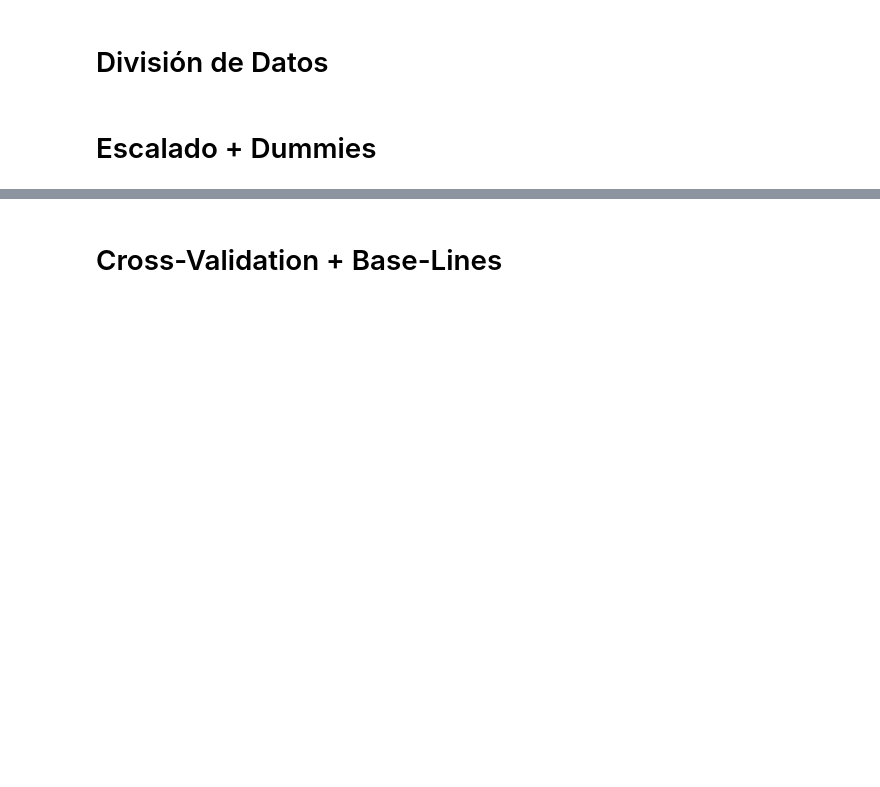
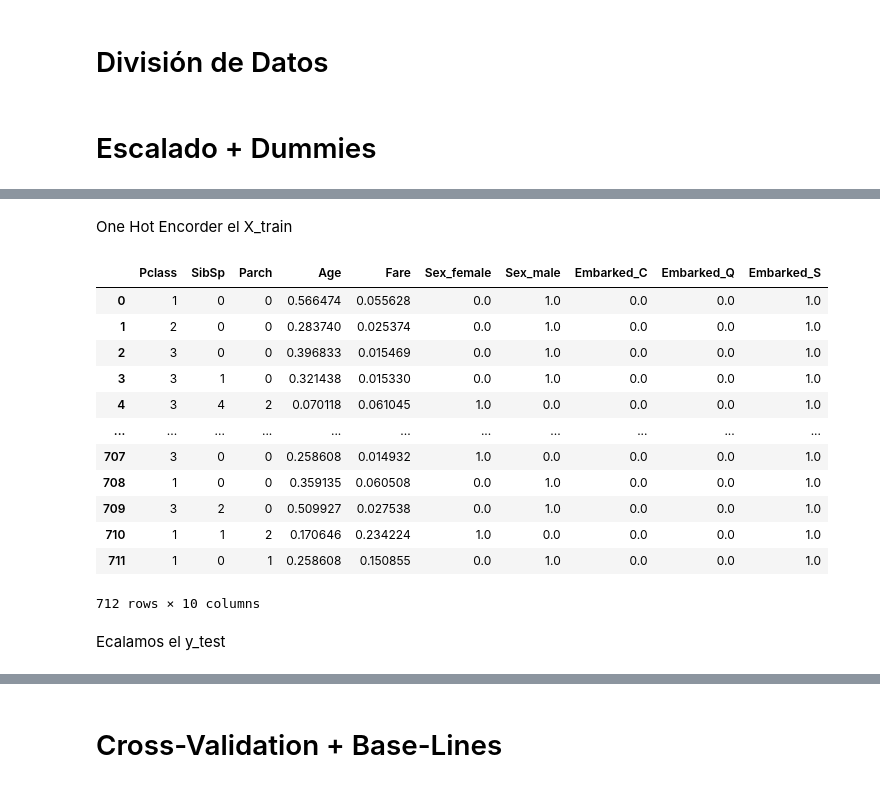
Before and after one commit to mariaortizz/DS_PT_09_2023, a Jupyter notebook: Machine_Learning/1-Supervisado/4-Ejercicio/Titanic.ipynb, the cells around one changed output, grey strips where cells are left out. Drawn from its saved outputs; the diff is of its cells as text; code cells hidden in the pictures; blank space fills up the shorter version.

```diff
--- a/Machine_Learning/1-Supervisado/4-Ejercicio/Titanic.ipynb
+++ b/Machine_Learning/1-Supervisado/4-Ejercicio/Titanic.ipynb
@@ -338,2 +334,4 @@ titanic['']
+# %%
+X_train, X_test, y_train, y_test = train_test_split(X, y, test_size = 0.20, random_state = 42)
 # %% [markdown]
 # Escalado + Dummies
@@ -339,0 +346,7 @@ titanic['']
+# %%
+scaler_1 = StandardScaler()
+
+train_escalado = X_train[['Age', 'Fare']]
+train_t_array = scaler_1.fit_transform(train_escalado)
+train_escalado_final = pd.DataFrame(train_t_array, columns=train_escalado.columns)
+train_escalado_final
@@ -339,0 +367,4 @@ titanic['']
+# %%
+train_resto = X_train[['Pclass', 'Sex', 'SibSp', 'Parch', 'Embarked']]
+train_resto.reset_index(drop= True, inplace=True)
+X_train_e = pd.concat([train_resto, train_escalado_final], axis=1)
@@ -339,0 +428,27 @@ titanic['']
+# %% [markdown]
+One Hot Encorder el X_train
+# %%
+enc = OneHotEncoder(sparse=False, handle_unknown='ignore')
+encoded = enc.fit_transform(X_train_e[['Sex', 'Embarked']])
+encoded_df = pd.DataFrame(encoded, columns=enc.get_feature_names_out(['Sex', 'Embarked']))
+
+X_train_ee = pd.concat([X_train_e, encoded_df], axis=1)
+X_train_ee.drop(['Sex', 'Embarked'], axis=1, inplace=True)
+# %%
+X_train_ee
+# %% [output]
+|  | Pclass | SibSp | Parch | Age | Fare | Sex_female | Sex_male | Embarked_C | Embarked_Q | Embarked_S |
+| 0 | 1 | 0 | 0 | 0.566474 | 0.055628 | 0.0 | 1.0 | 0.0 | 0.0 | 1.0 |
+| 1 | 2 | 0 | 0 | 0.283740 | 0.025374 | 0.0 | 1.0 | 0.0 | 0.0 | 1.0 |
+| 2 | 3 | 0 | 0 | 0.396833 | 0.015469 | 0.0 | 1.0 | 0.0 | 0.0 | 1.0 |
+| 3 | 3 | 1 | 0 | 0.321438 | 0.015330 | 0.0 | 1.0 | 0.0 | 0.0 | 1.0 |
+| 4 | 3 | 4 | 2 | 0.070118 | 0.061045 | 1.0 | 0.0 | 0.0 | 0.0 | 1.0 |
+| ... | ... | ... | ... | ... | ... | ... | ... | ... | ... | ... |
+| 707 | 3 | 0 | 0 | 0.258608 | 0.014932 | 1.0 | 0.0 | 0.0 | 0.0 | 1.0 |
+| 708 | 1 | 0 | 0 | 0.359135 | 0.060508 | 0.0 | 1.0 | 0.0 | 0.0 | 1.0 |
+| 709 | 3 | 2 | 0 | 0.509927 | 0.027538 | 0.0 | 1.0 | 0.0 | 0.0 | 1.0 |
+| 710 | 1 | 1 | 2 | 0.170646 | 0.234224 | 1.0 | 0.0 | 0.0 | 0.0 | 1.0 |
+| 711 | 1 | 0 | 1 | 0.258608 | 0.150855 | 0.0 | 1.0 | 0.0 | 0.0 | 1.0 |
+712 rows × 10 columns
+# %% [markdown]
+Ecalamos el y_test
```
Also changed, not shown: parts of 17 cells of this notebook, 2 other files.
